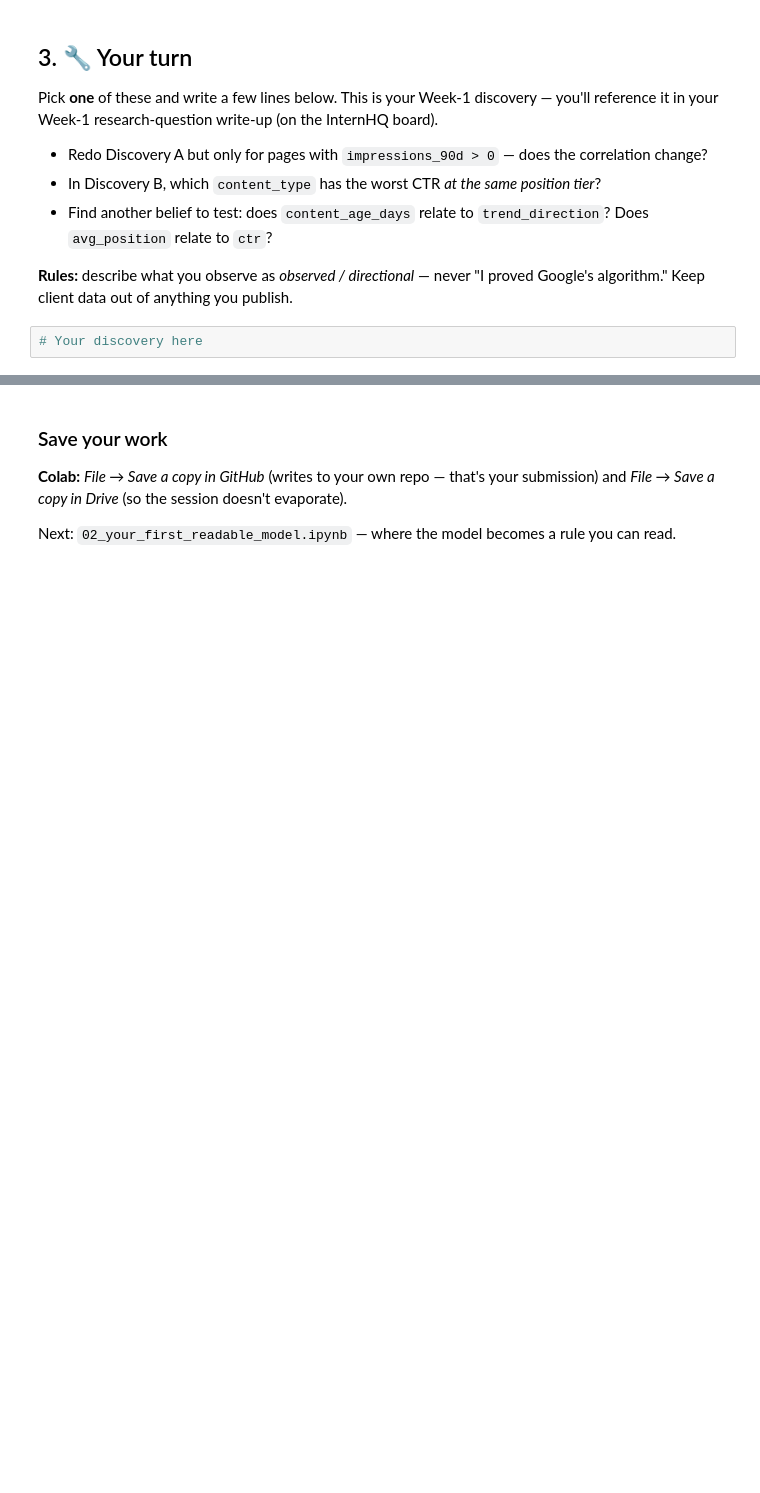
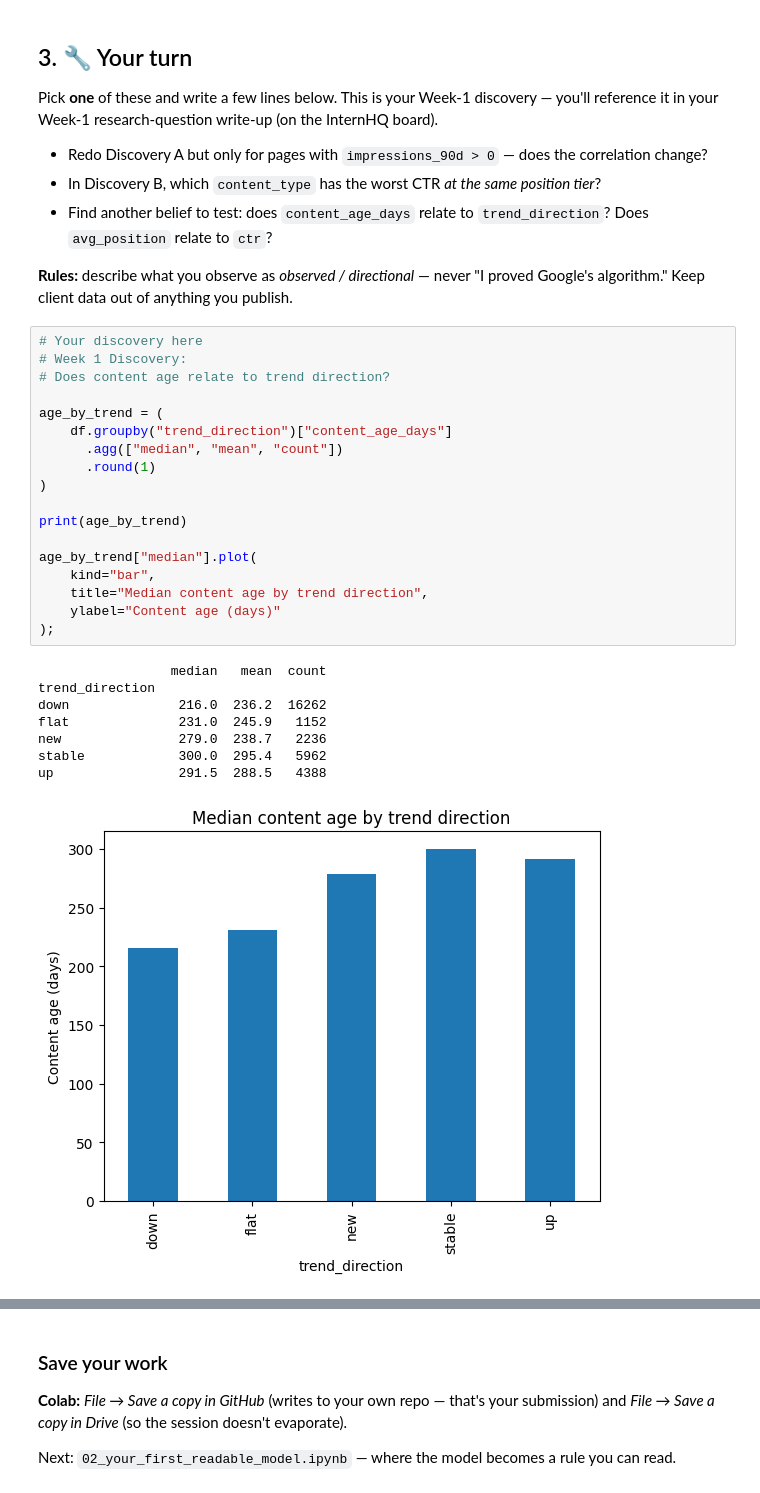
Before and after one commit to Asif-Ahmed-Rezvi/flyrank-internship-ml, a Jupyter notebook: notebooks/01_first_look_and_discovery.ipynb, the cells around one changed output, grey strips where cells are left out. Cells and saved outputs as stored; diff of their text form; blank space fills up the shorter version.

```diff
--- a/notebooks/01_first_look_and_discovery.ipynb
+++ b/notebooks/01_first_look_and_discovery.ipynb
@@ -99,3 +153,28 @@ Pick **one** of these and write a few lines below. This is your Week-1 discovery
 **Rules:** describe what you observe as *observed / directional* — never "I proved Google's algorithm." Keep client data out of anything you publish.
 # %%
 # Your discovery here
+# Week 1 Discovery:
+# Does content age relate to trend direction?
+
+age_by_trend = (
+    df.groupby("trend_direction")["content_age_days"]
+      .agg(["median", "mean", "count"])
+      .round(1)
+)
+
+print(age_by_trend)
+
+age_by_trend["median"].plot(
+    kind="bar",
+    title="Median content age by trend direction",
+    ylabel="Content age (days)"
+);
+# %% [output]
+                 median   mean  count
+trend_direction
+down              216.0  236.2  16262
+flat              231.0  245.9   1152
+new               279.0  238.7   2236
+stable            300.0  295.4   5962
+up                291.5  288.5   4388
+[figure, added]
```
Also changed, not shown: parts of 9 cells of this notebook.
